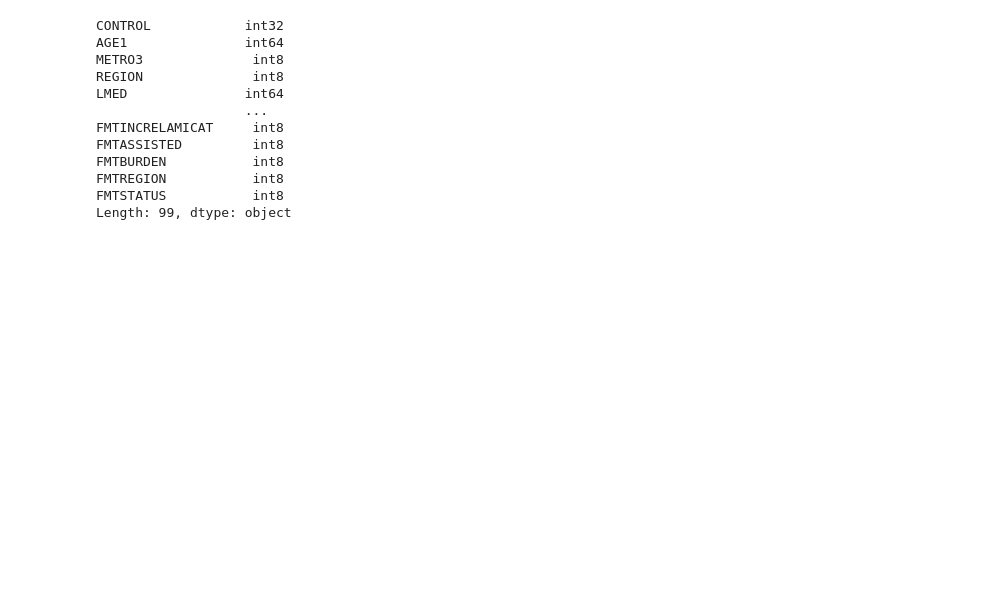
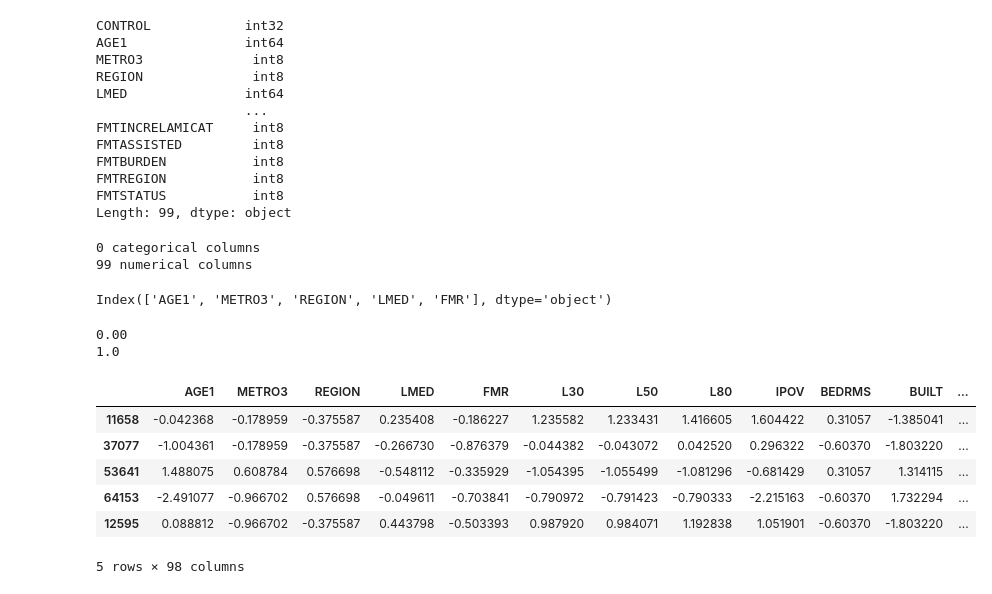
Before and after one commit to ChristianJJohnson/DS-Unit-1-Sprint-3-Linear-Algebra, a Jupyter notebook: module3-dimensionality-reduction/LS_DS_133_High_Dimensional_Data_Assignment.ipynb, the cells around one changed output. Cells and saved outputs as stored; diff of their text form; code cells hidden in the pictures; blank space fills up the shorter version.

```diff
--- a/module3-dimensionality-reduction/LS_DS_133_High_Dimensional_Data_Assignment.ipynb
+++ b/module3-dimensionality-reduction/LS_DS_133_High_Dimensional_Data_Assignment.ipynb
@@ -437,0 +439,15 @@ Length: 99, dtype: object
+# %%
+cat_cols = national_processed.columns[national_processed.dtypes=='object']
+num_cols = national_processed.columns[national_processed.dtypes!='object']
+
+print(f'{len(cat_cols)} categorical columns')
+print(f'{len(num_cols)} numerical columns')
+# %% [output]
+0 categorical columns
+99 numerical columns
+# %%
+from sklearn.preprocessing import StandardScaler
+feature_cols = national_processed.columns[1:]
+feature_cols[:5]
+# %% [output]
+Index(['AGE1', 'METRO3', 'REGION', 'LMED', 'FMR'], dtype='object')
@@ -437,0 +458,17 @@ Length: 99, dtype: object
+# %%
+print('{:.2f}'.format(np.mean(x)))
+print(round(np.std(x)))
+# %% [output]
+0.00
+1.0
+# %%
+normal_national = pd.DataFrame(x, columns=feature_cols)
+normal_national.sample(5)
+# %% [output]
+|  | AGE1 | METRO3 | REGION | LMED | FMR | L30 | L50 | L80 | IPOV | BEDRMS | BUILT | ... |
+| 11658 | -0.042368 | -0.178959 | -0.375587 | 0.235408 | -0.186227 | 1.235582 | 1.233431 | 1.416605 | 1.604422 | 0.31057 | -1.385041 | ... |
+| 37077 | -1.004361 | -0.178959 | -0.375587 | -0.266730 | -0.876379 | -0.044382 | -0.043072 | 0.042520 | 0.296322 | -0.60370 | -1.803220 | ... |
+| 53641 | 1.488075 | 0.608784 | 0.576698 | -0.548112 | -0.335929 | -1.054395 | -1.055499 | -1.081296 | -0.681429 | 0.31057 | 1.314115 | ... |
+| 64153 | -2.491077 | -0.966702 | 0.576698 | -0.049611 | -0.703841 | -0.790972 | -0.791423 | -0.790333 | -2.215163 | -0.60370 | 1.732294 | ... |
+| 12595 | 0.088812 | -0.966702 | -0.375587 | 0.443798 | -0.503393 | 0.987920 | 0.984071 | 1.192838 | 1.051901 | -0.60370 | -1.803220 | ... |
+5 rows × 98 columns
```
Also changed, not shown: parts of 14 cells of this notebook.
